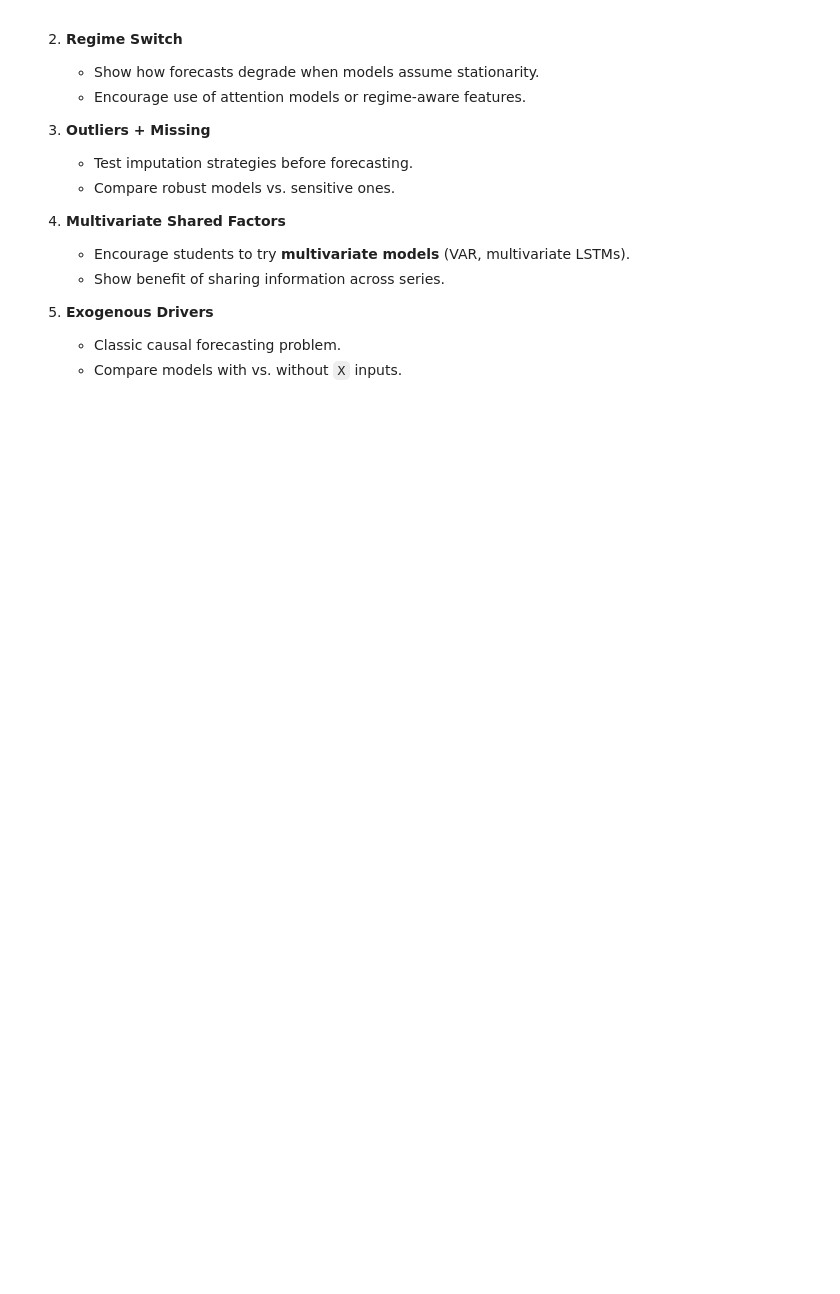
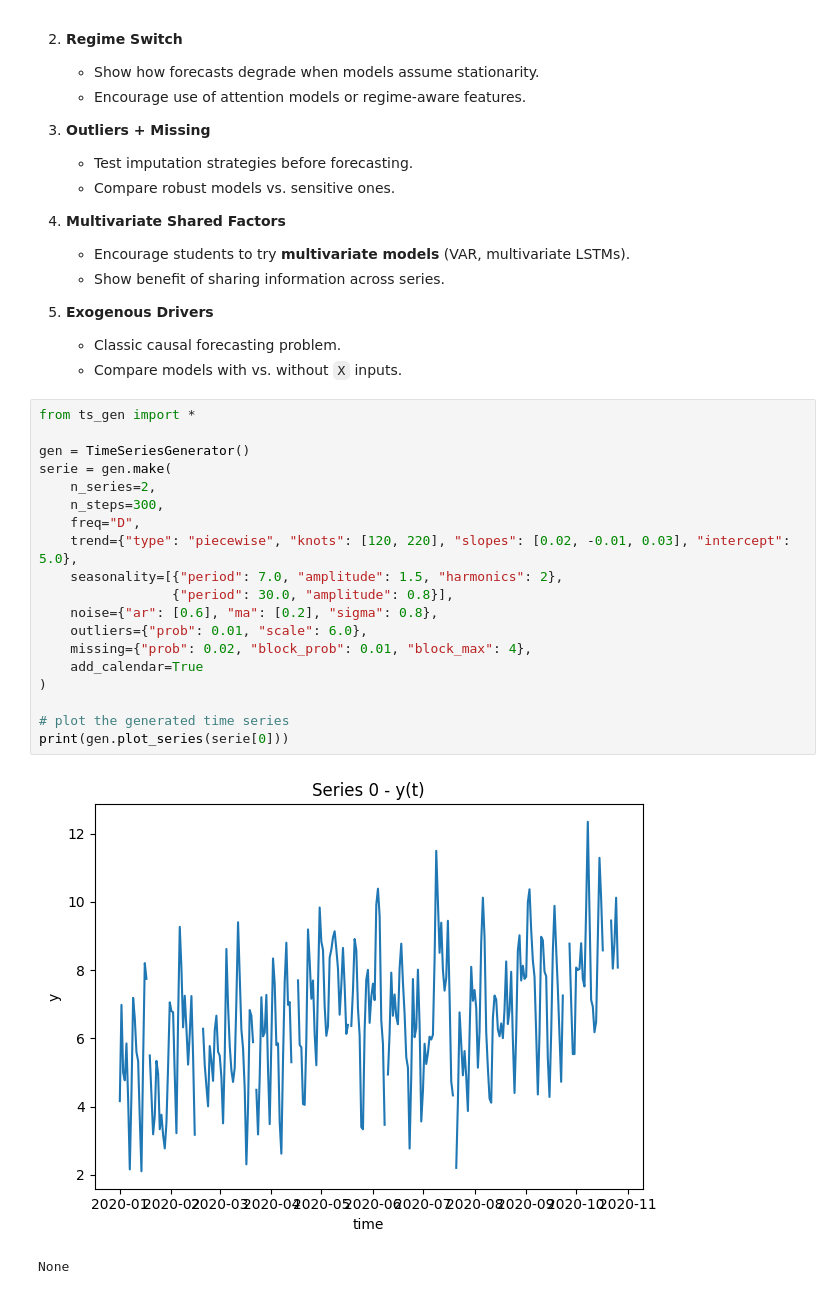
Before and after one commit to lseman/foreblocks, a Jupyter notebook: foretools/tsgen/ts_gen_doc.ipynb, the cells around one changed output. Saved outputs shown, nothing was run; the diff lists cells and outputs as text; blank space fills up the shorter version.

```diff
--- a/foretools/tsgen/ts_gen_doc.ipynb
+++ b/foretools/tsgen/ts_gen_doc.ipynb
@@ -381,3 +381,25 @@ def template_exog_driven(gen) -> Tuple[pd.DataFrame, Dict]:
 
    * Classic causal forecasting problem.
    * Compare models with vs. without `X` inputs.
+# %%
+from ts_gen import *
+
+gen = TimeSeriesGenerator()
+serie = gen.make(
+    n_series=2,
+    n_steps=300,
+    freq="D",
+    trend={"type": "piecewise", "knots": [120, 220], "slopes": [0.02, -0.01, 0.03], "intercept": 5.0},
+    seasonality=[{"period": 7.0, "amplitude": 1.5, "harmonics": 2},
+                 {"period": 30.0, "amplitude": 0.8}],
+    noise={"ar": [0.6], "ma": [0.2], "sigma": 0.8},
+    outliers={"prob": 0.01, "scale": 6.0},
+    missing={"prob": 0.02, "block_prob": 0.01, "block_max": 4},
+    add_calendar=True
+)
+
+# plot the generated time series
+print(gen.plot_series(serie[0]))
+# %% [output]
+[figure, added]
+None
```
Also changed, not shown: 24 other files.
